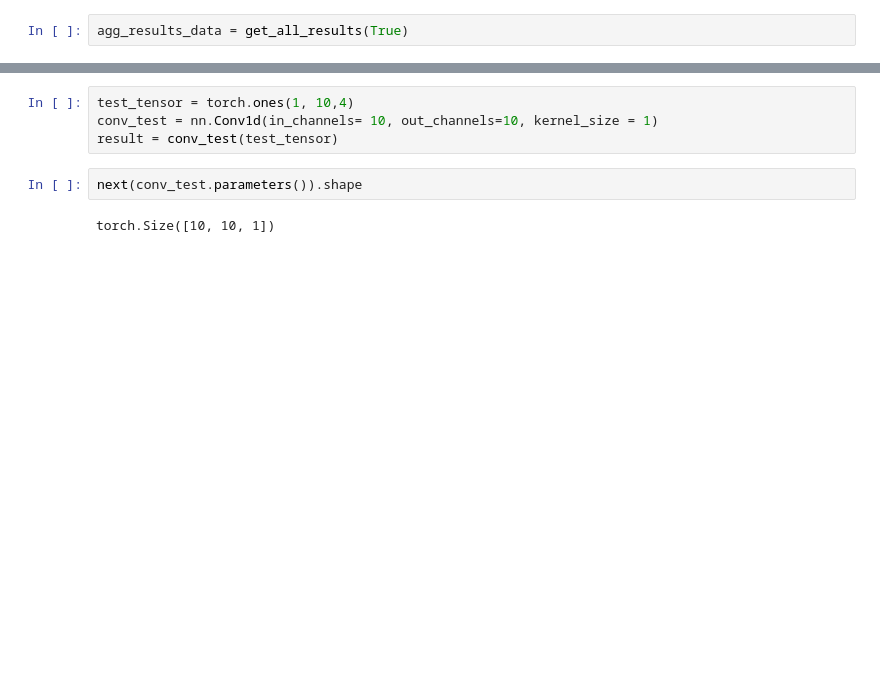
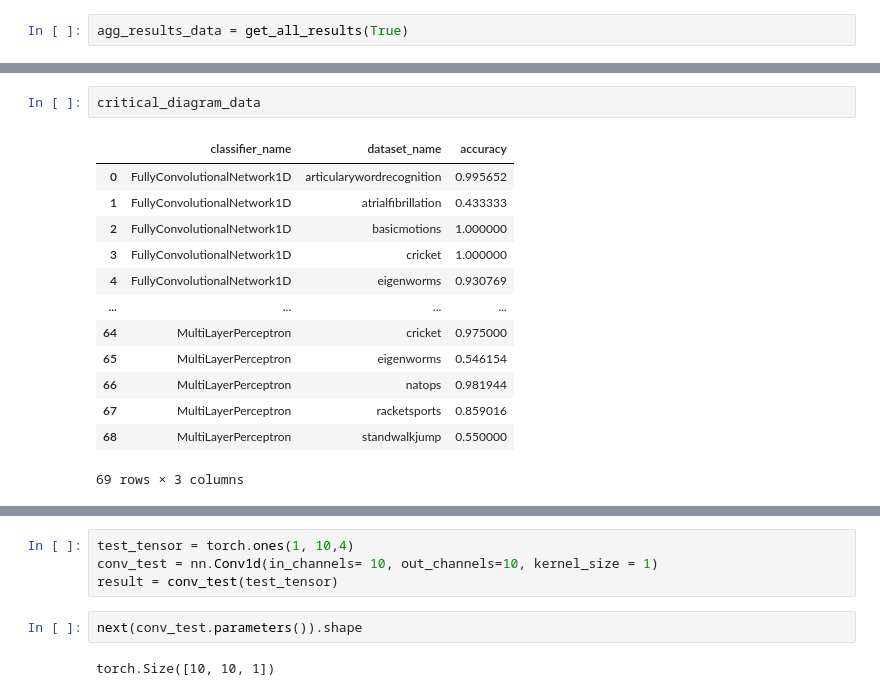
Before and after one commit to samuelthomaz7/multimodal_time_series_classification, a Jupyter notebook: test_notebook.ipynb, the cells around one changed output, grey strips where cells are left out. Cells and saved outputs as stored; diff of their text form; blank space fills up the shorter version.

```diff
--- a/test_notebook.ipynb
+++ b/test_notebook.ipynb
@@ -87,0 +89,16 @@ plt.show()
+# %%
+critical_diagram_data
+# %% [output]
+|  | classifier_name | dataset_name | accuracy |
+| 0 | FullyConvolutionalNetwork1D | articularywordrecognition | 0.995652 |
+| 1 | FullyConvolutionalNetwork1D | atrialfibrillation | 0.433333 |
+| 2 | FullyConvolutionalNetwork1D | basicmotions | 1.000000 |
+| 3 | FullyConvolutionalNetwork1D | cricket | 1.000000 |
+| 4 | FullyConvolutionalNetwork1D | eigenworms | 0.930769 |
+| ... | ... | ... | ... |
+| 64 | MultiLayerPerceptron | cricket | 0.975000 |
+| 65 | MultiLayerPerceptron | eigenworms | 0.546154 |
+| 66 | MultiLayerPerceptron | natops | 0.981944 |
+| 67 | MultiLayerPerceptron | racketsports | 0.859016 |
+| 68 | MultiLayerPerceptron | standwalkjump | 0.550000 |
+69 rows × 3 columns
```
Also changed, not shown: parts of 14 cells of this notebook, 3 other files.
